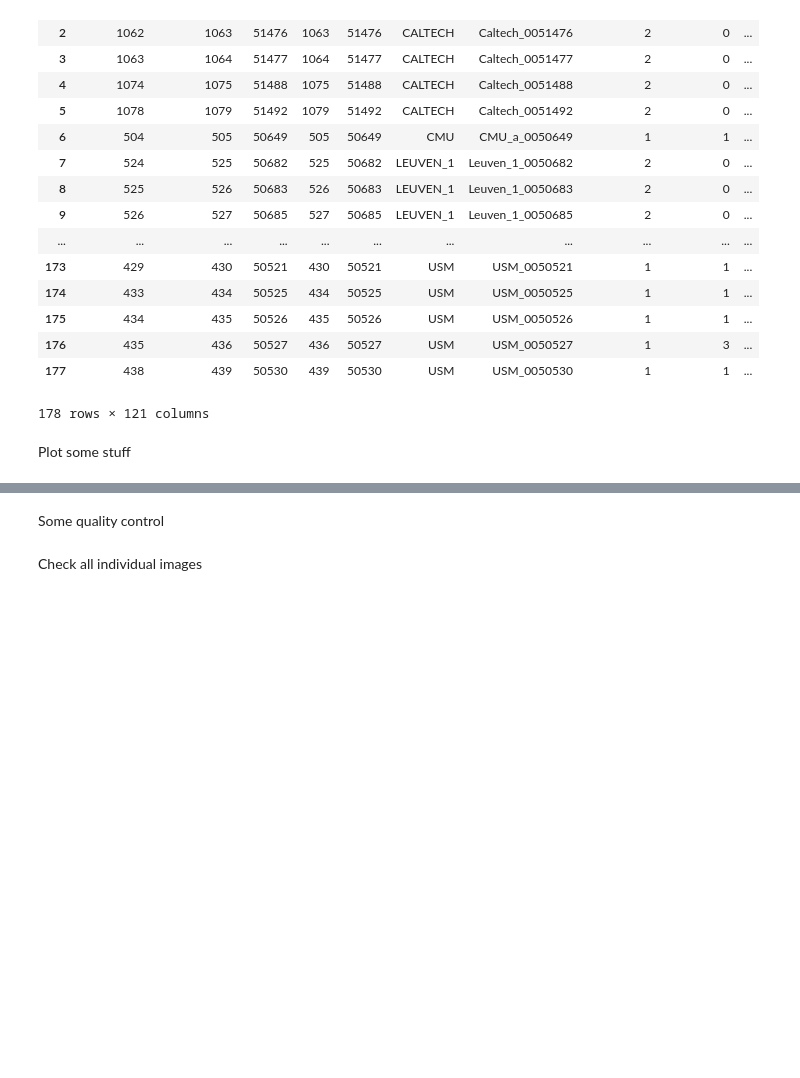
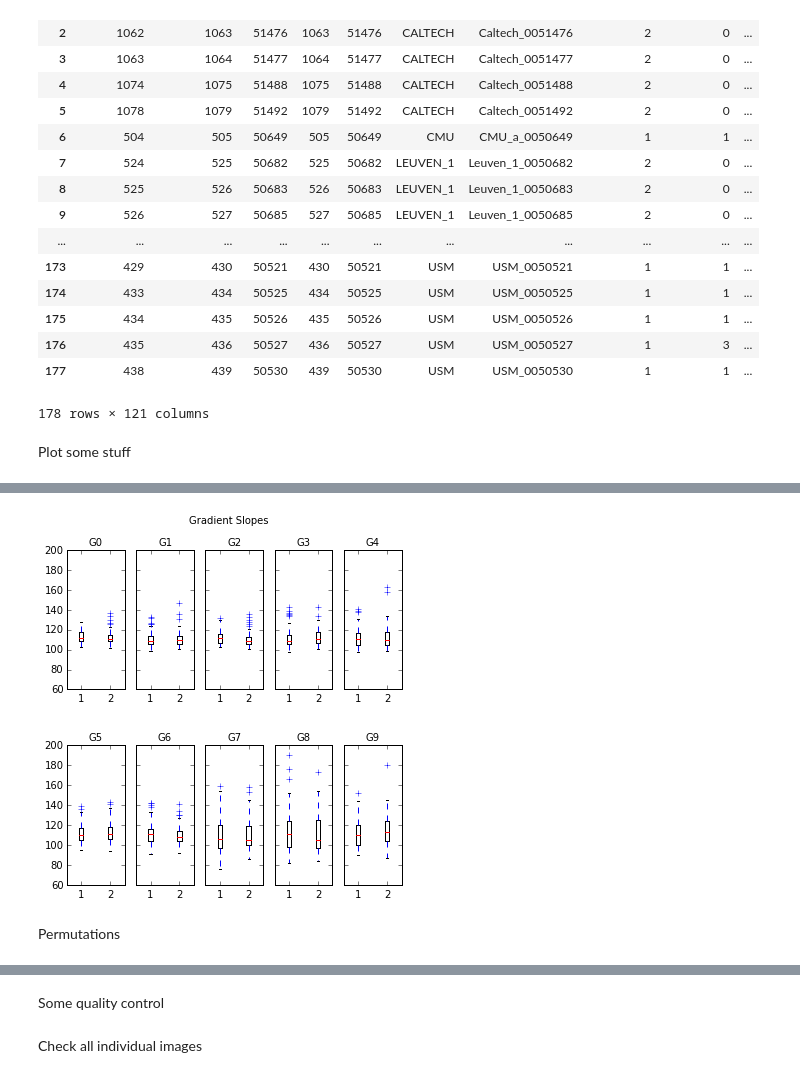
Before and after one commit to autism-research-centre/Autism-Gradients, a Jupyter notebook: Gradients.ipynb, the cells around one changed output, grey strips where cells are left out. Saved outputs shown, nothing was run; the diff lists cells and outputs as text; code cells hidden in the pictures; blank space fills up the shorter version.

Commit message:
Updated plotting function

```diff
--- a/Gradients.ipynb
+++ b/Gradients.ipynb
@@ -358,0 +299,73 @@ for flier in bp['fliers']:
+# %%
+## numpy is used for creating fake data
+%matplotlib inline
+import numpy as np
+import matplotlib as mpl
+
+## agg backend is used to create plot as a .png file
+mpl.use('agg')
+
+import matplotlib.pyplot as plt
+df = pd.DataFrame(output, columns = ['DX_GROUP', 0,1,2,3,4,5,6,7,8,9])
+ASC = df['DX_GROUP'] == 2
+NT = df['DX_GROUP'] == 1
+G1 = df[ASC]
+G2 = df[NT]
+
+# some plotting options
+fs = 10  # fontsize
+flierprops = dict(marker='o', markerfacecolor='green', markersize=12,
+                  linestyle='none')
+
+## combine the groups collections into a list
+Grd0 = [G1[0], G2[0]]
+Grd1 = [G1[1], G2[1]]
+Grd2 = [G1[2], G2[2]]
+Grd3 = [G1[3], G2[3]]
+Grd4 = [G1[4], G2[4]]
+Grd5 = [G1[5], G2[5]]
+Grd6 = [G1[6], G2[6]]
+Grd7 = [G1[7], G2[7]]
+Grd8 = [G1[8], G2[8]]
+Grd9 = [G1[9], G2[9]]
+
+
+fig, axes = plt.subplots(nrows=2, ncols=5, figsize=(6, 6), sharey=True)
+
+axes[0, 0].boxplot(Grd0, patch_artist=True)
+axes[0, 0].set_title('G0', fontsize=fs)
+
+axes[0, 1].boxplot(Grd1, patch_artist=True)
+axes[0, 1].set_title('G1', fontsize=fs)
+
+axes[0, 2].boxplot(Grd2, patch_artist=True)
+axes[0, 2].set_title('G2', fontsize=fs)
+
+axes[0, 3].boxplot(Grd3, patch_artist=True)
+axes[0, 3].set_title('G3', fontsize=fs)
+
+axes[0, 4].boxplot(Grd4, patch_artist=True)
+axes[0, 4].set_title('G4', fontsize=fs)
+
+axes[1, 0].boxplot(Grd5, patch_artist=True)
+axes[1, 0].set_title('G5', fontsize=fs)
+
+axes[1, 1].boxplot(Grd6, patch_artist=True)
+axes[1, 1].set_title('G6', fontsize=fs)
+
+axes[1, 2].boxplot(Grd7, patch_artist=True)
+axes[1, 2].set_title('G7', fontsize=fs)
+
+axes[1, 3].boxplot(Grd8, patch_artist=True)
+axes[1, 3].set_title('G8', fontsize=fs)
+
+axes[1, 4].boxplot(Grd9, patch_artist=True)
+axes[1, 4].set_title('G9', fontsize=fs)
+
+
+fig.suptitle("Gradient Slopes")
+fig.subplots_adjust(hspace=0.4)
+# %% [output]
+[figure, added]
+# %% [markdown]
+Permutations
```
Also changed, not shown: parts of 2 cells of this notebook.
